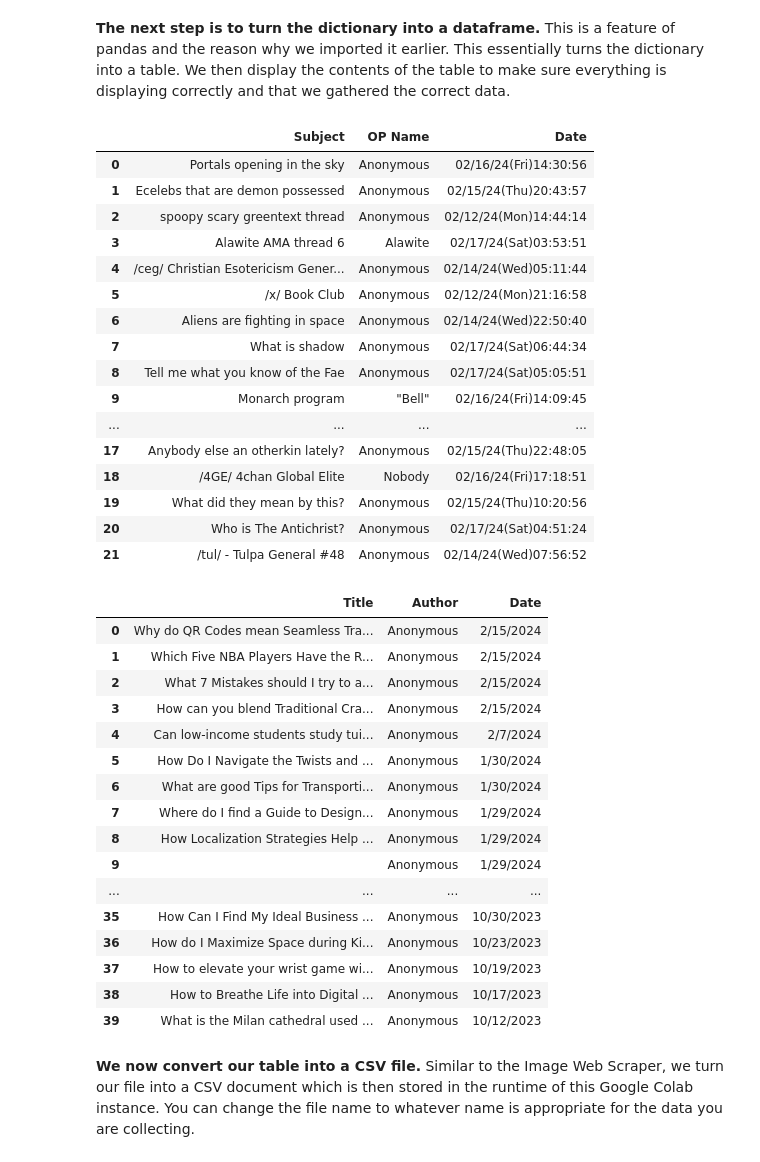
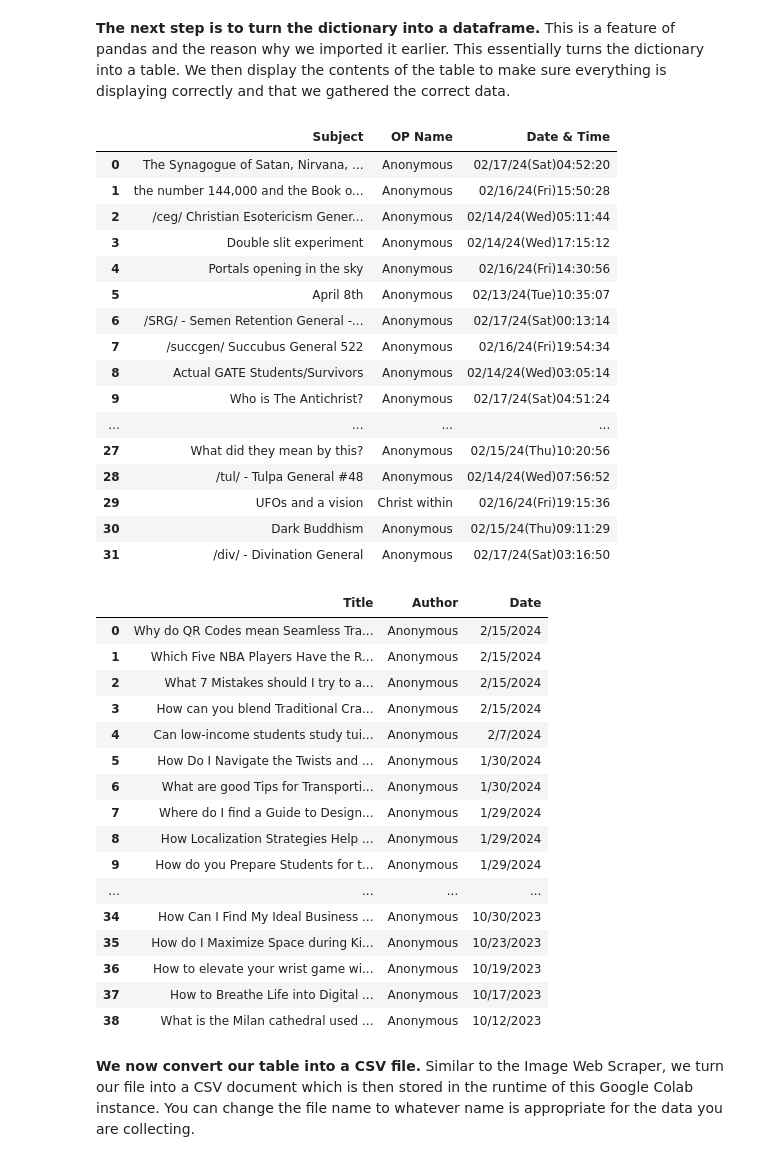
Before and after one commit to ColstonBod-oy/forums-web-crawler, a Jupyter notebook: Sample_Web_Crawler_using_Beautiful_Soup.ipynb, the cells around one changed output. Saved outputs shown, nothing was run; the diff lists cells and outputs as text; code cells hidden in the pictures.

```diff
--- a/Sample_Web_Crawler_using_Beautiful_Soup.ipynb
+++ b/Sample_Web_Crawler_using_Beautiful_Soup.ipynb
@@ -36,7 +36,7 @@ We will also create a fourth list, which will contain the webpages. **This will
 # %%
 fchan_subjects = []
 fchan_names = []
-fchan_dates = []
+fchan_datetimes = []
 fchan_webpages = []
 blurtit_titles = []
 blurtit_authors = []
@@ -47,7 +47,7 @@ blurtit_webpages = []
 # In our case, we will be scraping our data from 3 pages, so the range is from 1-3, where the loop stops at 4.
 fchan_webpages.append("https://boards.4chan.org/x/")
 
-for i in range(2, 4):
+for i in range(2, 5):
   # Here, we append the page number to the URL to make it easier for us to go through each webpage that we are scraping.
   fchan_webpages.append("https://boards.4chan.org/x/%d" % (i))
 
@@ -79,10 +79,10 @@ for pages in fchan_webpages:
     fchan_post_info_desktop = post.find("div", {"class": "postInfo desktop"})
     fchan_subject = fchan_post_info_desktop.find("span", {"class": "subject"})
     fchan_name = fchan_post_info_desktop.find("span", {"class": "name"})
-    fchan_date = fchan_post_info_desktop.find("span", {"class": "dateTime"})
+    fchan_datetime = fchan_post_info_desktop.find("span", {"class": "dateTime"})
     fchan_subjects.append(fchan_subject.get_text())
     fchan_names.append(fchan_name.get_text())
-    fchan_dates.append(fchan_date.get_text())
+    fchan_datetimes.append(fchan_datetime.get_text())
 
 
   # For the book price, we will use a different syntax for extracting our data.
@@ -111,36 +111,39 @@ Something you will need to familiarize yourself with if you are doing web scrapi
 # %% [markdown]
 **The next step is the organize our data into a dictionary.** This will allow us to turn it into a CSV file that we can download. Make sure that you place the correct variable names for the lists of the data.
 # %%
-fchan_data = {"Subject": fchan_subjects, "OP Name": fchan_names, "Date": fchan_dates}
+fchan_data = {"Subject": fchan_subjects, "OP Name": fchan_names, "Date & Time": fchan_datetimes}
 blurtit_data = {"Title": blurtit_titles, "Author": blurtit_authors, "Date": blurtit_dates}
 # %% [markdown]
 **The next step is to turn the dictionary into a dataframe.** This is a feature of pandas and the reason why we imported it earlier. This essentially turns the dictionary into a table. We then display the contents of the table to make sure everything is displaying correctly and that we gathered the correct data.
 # %%
 fchan_df = pd.DataFrame.from_dict(fchan_data)
 fchan_df.replace('', np.nan, inplace=True)
 fchan_df.dropna(subset=['Subject'], inplace=True)
 fchan_df.reset_index(drop=True, inplace=True)
 blurtit_df = pd.DataFrame.from_dict(blurtit_data)
+blurtit_df.replace('', np.nan, inplace=True)
+blurtit_df.dropna(subset=['Title'], inplace=True)
+blurtit_df.reset_index(drop=True, inplace=True)
 display(fchan_df)
 display(blurtit_df)
 # %% [output]
-|  | Subject | OP Name | Date |
-| 0 | Portals opening in the sky | Anonymous | 02/16/24(Fri)14:30:56 |
-| 1 | Ecelebs that are demon possessed | Anonymous | 02/15/24(Thu)20:43:57 |
-| 2 | spoopy scary greentext thread | Anonymous | 02/12/24(Mon)14:44:14 |
-| 3 | Alawite AMA thread 6 | Alawite | 02/17/24(Sat)03:53:51 |
-| 4 | /ceg/ Christian Esotericism Gener... | Anonymous | 02/14/24(Wed)05:11:44 |
-| 5 | /x/ Book Club | Anonymous | 02/12/24(Mon)21:16:58 |
-| 6 | Aliens are fighting in space | Anonymous | 02/14/24(Wed)22:50:40 |
-| 7 | What is shadow | Anonymous | 02/17/24(Sat)06:44:34 |
-| 8 | Tell me what you know of the Fae | Anonymous | 02/17/24(Sat)05:05:51 |
-| 9 | Monarch program | "Bell" | 02/16/24(Fri)14:09:45 |
+|  | Subject | OP Name | Date & Time |
+| 0 | The Synagogue of Satan, Nirvana, ... | Anonymous | 02/17/24(Sat)04:52:20 |
+| 1 | the number 144,000 and the Book o... | Anonymous | 02/16/24(Fri)15:50:28 |
+| 2 | /ceg/ Christian Esotericism Gener... | Anonymous | 02/14/24(Wed)05:11:44 |
+| 3 | Double slit experiment | Anonymous | 02/14/24(Wed)17:15:12 |
+| 4 | Portals opening in the sky | Anonymous | 02/16/24(Fri)14:30:56 |
+| 5 | April 8th | Anonymous | 02/13/24(Tue)10:35:07 |
+| 6 | /SRG/ - Semen Retention General -... | Anonymous | 02/17/24(Sat)00:13:14 |
+| 7 | /succgen/ Succubus General 522 | Anonymous | 02/16/24(Fri)19:54:34 |
+| 8 | Actual GATE Students/Survivors | Anonymous | 02/14/24(Wed)03:05:14 |
+| 9 | Who is The Antichrist? | Anonymous | 02/17/24(Sat)04:51:24 |
 | ... | ... | ... | ... |
-| 17 | Anybody else an otherkin lately? | Anonymous | 02/15/24(Thu)22:48:05 |
-| 18 | /4GE/ 4chan Global Elite | Nobody | 02/16/24(Fri)17:18:51 |
-| 19 | What did they mean by this? | Anonymous | 02/15/24(Thu)10:20:56 |
-| 20 | Who is The Antichrist? | Anonymous | 02/17/24(Sat)04:51:24 |
-| 21 | /tul/ - Tulpa General #48 | Anonymous | 02/14/24(Wed)07:56:52 |
+| 27 | What did they mean by this? | Anonymous | 02/15/24(Thu)10:20:56 |
+| 28 | /tul/ - Tulpa General #48 | Anonymous | 02/14/24(Wed)07:56:52 |
+| 29 | UFOs and a vision | Christ within | 02/16/24(Fri)19:15:36 |
+| 30 | Dark Buddhism | Anonymous | 02/15/24(Thu)09:11:29 |
+| 31 | /div/ - Divination General | Anonymous | 02/17/24(Sat)03:16:50 |
 |  | Title | Author | Date |
 | 0 | Why do QR Codes mean Seamless Tra... | Anonymous | 2/15/2024 |
 | 1 | Which Five NBA Players Have the R... | Anonymous | 2/15/2024 |
@@ -151,13 +154,13 @@ display(blurtit_df)
 | 6 | What are good Tips for Transporti... | Anonymous | 1/30/2024 |
 | 7 | Where do I find a Guide to Design... | Anonymous | 1/29/2024 |
 | 8 | How Localization Strategies Help ... | Anonymous | 1/29/2024 |
-| 9 |  | Anonymous | 1/29/2024 |
+| 9 | How do you Prepare Students for t... | Anonymous | 1/29/2024 |
 | ... | ... | ... | ... |
-| 35 | How Can I Find My Ideal Business ... | Anonymous | 10/30/2023 |
-| 36 | How do I Maximize Space during Ki... | Anonymous | 10/23/2023 |
-| 37 | How to elevate your wrist game wi... | Anonymous | 10/19/2023 |
-| 38 | How to Breathe Life into Digital ... | Anonymous | 10/17/2023 |
-| 39 | What is the Milan cathedral used ... | Anonymous | 10/12/2023 |
+| 34 | How Can I Find My Ideal Business ... | Anonymous | 10/30/2023 |
+| 35 | How do I Maximize Space during Ki... | Anonymous | 10/23/2023 |
+| 36 | How to elevate your wrist game wi... | Anonymous | 10/19/2023 |
+| 37 | How to Breathe Life into Digital ... | Anonymous | 10/17/2023 |
+| 38 | What is the Milan cathedral used ... | Anonymous | 10/12/2023 |
 # %% [markdown]
 **We now convert our table into a CSV file.** Similar to the Image Web Scraper, we turn our file into a CSV document which is then stored in the runtime of this Google Colab instance. You can change the file name to whatever name is appropriate for the data you are collecting.
 # %%
```
